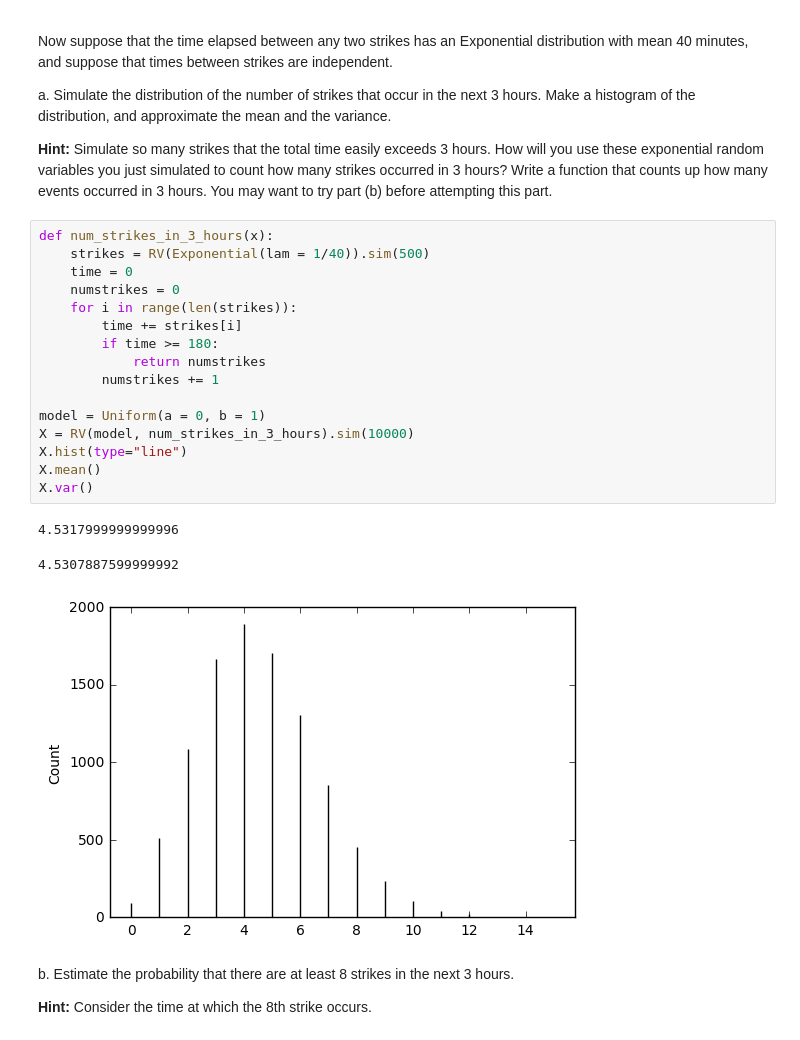
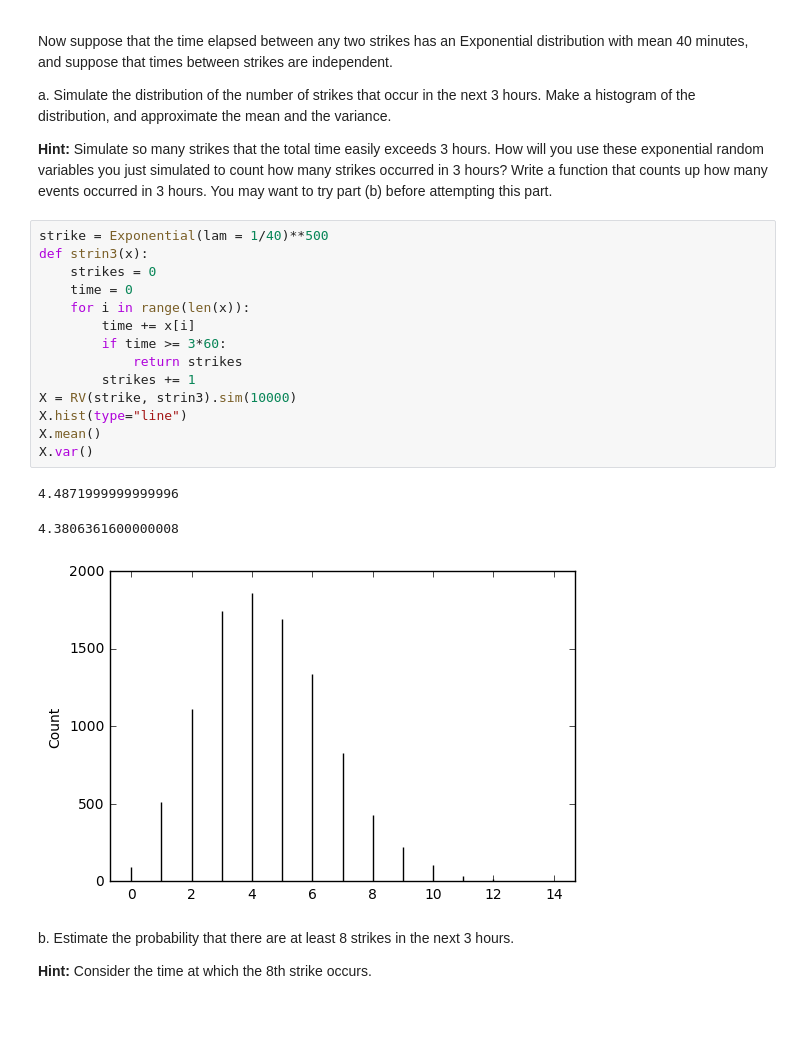
Before and after one commit to kmasakura/STAT350Lab2, a Jupyter notebook: Stat350_Lab2.ipynb, the cells around one changed output. Saved outputs shown, nothing was run; the diff lists cells and outputs as text.

```diff
--- a/Stat350_Lab2.ipynb
+++ b/Stat350_Lab2.ipynb
@@ -87,25 +87,23 @@ a. Simulate the distribution of the number of strikes that occur in the next 3 h
 
 **Hint:** Simulate so many strikes that the total time easily exceeds 3 hours. How will you use these exponential random variables you just simulated to count how many strikes occurred in 3 hours? Write a function that counts up how many events occurred in 3 hours. You may want to try part (b) before attempting this part.
 # %%
-def num_strikes_in_3_hours(x):
-    strikes = RV(Exponential(lam = 1/40)).sim(500)
+strike = Exponential(lam = 1/40)**500
+def strin3(x):
+    strikes = 0
     time = 0
-    numstrikes = 0
-    for i in range(len(strikes)):
-        time += strikes[i]
-        if time >= 180:
-            return numstrikes
-        numstrikes += 1
-
-model = Uniform(a = 0, b = 1)
-X = RV(model, num_strikes_in_3_hours).sim(10000)
+    for i in range(len(x)):
+        time += x[i]
+        if time >= 3*60:
+            return strikes
+        strikes += 1
+X = RV(strike, strin3).sim(10000)
 X.hist(type="line")
 X.mean()
 X.var()
 # %% [output]
-4.5317999999999996
+4.4871999999999996
-4.5307887599999992
+4.3806361600000008
-[figure, old version]
+[figure, new version]
 # %% [markdown]
 b. Estimate the probability that there are at least 8 strikes in the next 3 hours.
 
```
Also changed, not shown: parts of 14 cells of this notebook.
